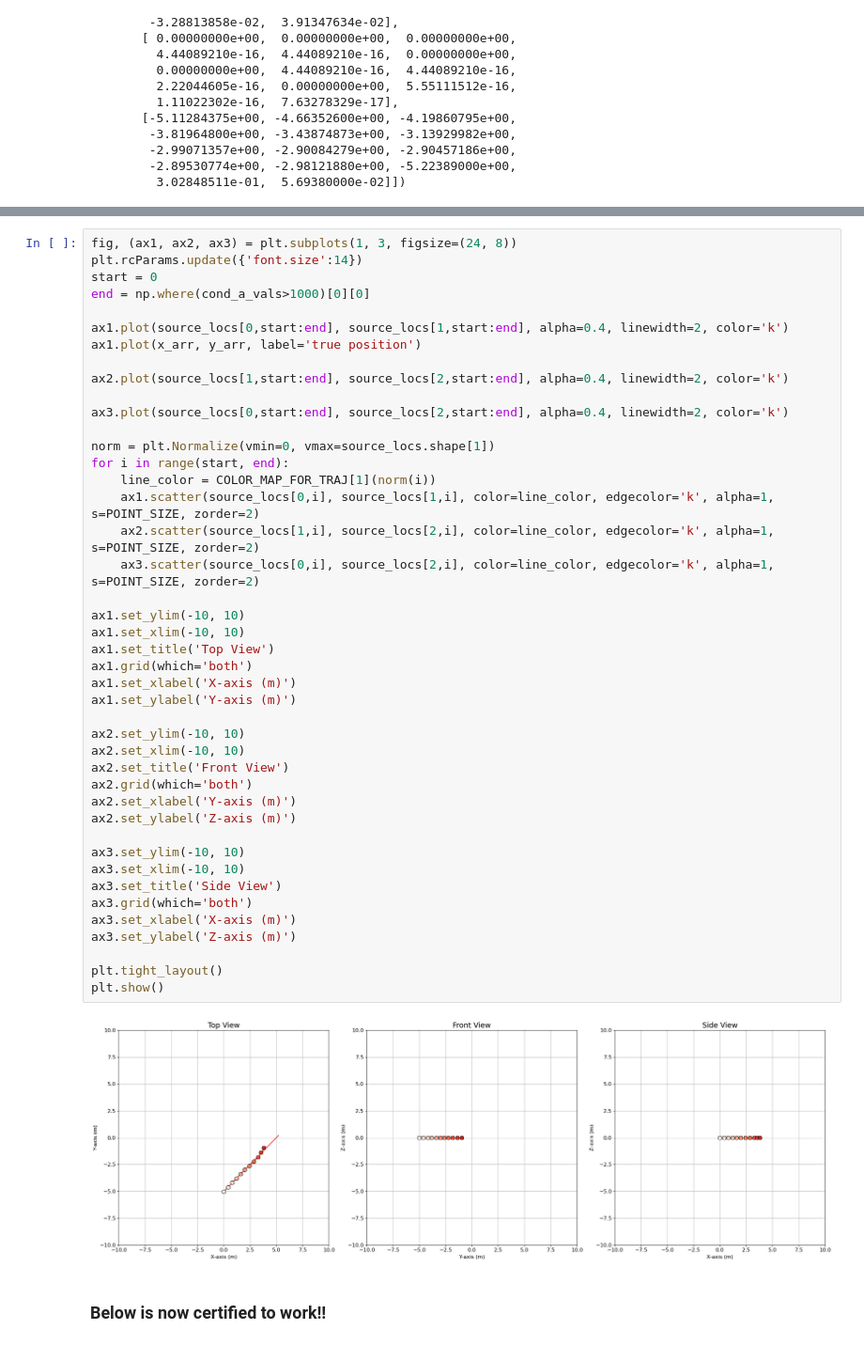
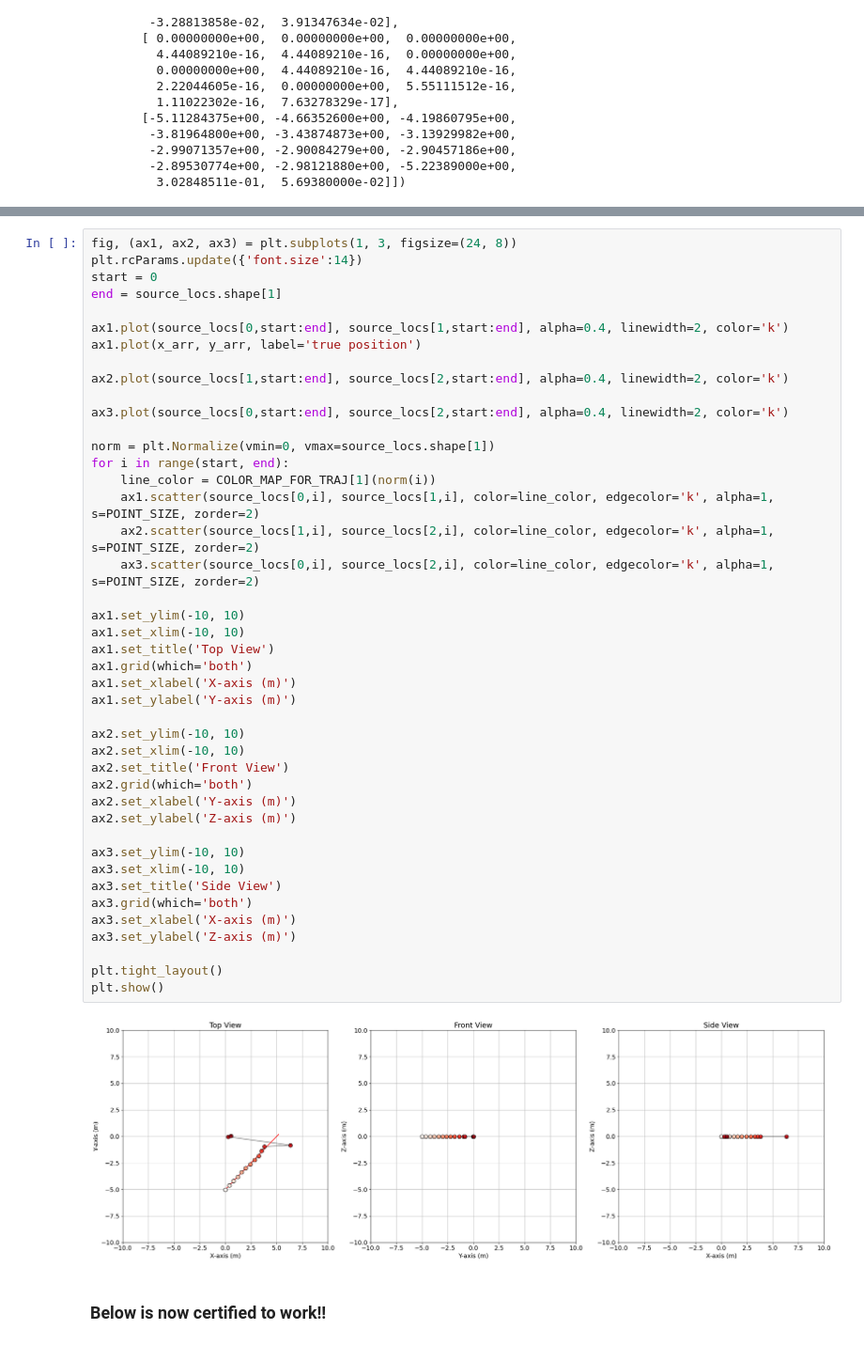
Before and after one commit to aditya-uw/bat-detector-msds, a Jupyter notebook: daily_notebooks/20250509__UBNA0501deployment_localize_process_JUST_SIMULATION_save_FINAL.ipynb, the cells around one changed output, grey strips where cells are left out. Shown at 94% size. Cells and saved outputs as stored; diff of their text form.

```diff
--- a/daily_notebooks/20250509__UBNA0501deployment_localize_process_JUST_SIMULATION_save_FINAL.ipynb
+++ b/daily_notebooks/20250509__UBNA0501deployment_localize_process_JUST_SIMULATION_save_FINAL.ipynb
@@ -507,7 +508,7 @@ plt.show()
 fig, (ax1, ax2, ax3) = plt.subplots(1, 3, figsize=(24, 8))
 plt.rcParams.update({'font.size':14})
 start = 0
-end = np.where(cond_a_vals>1000)[0][0]
+end = source_locs.shape[1]
 
 ax1.plot(source_locs[0,start:end], source_locs[1,start:end], alpha=0.4, linewidth=2, color='k')
 ax1.plot(x_arr, y_arr, label='true position')
@@ -520,34 +521,34 @@ norm = plt.Normalize(vmin=0, vmax=source_locs.shape[1])
 for i in range(start, end):
     line_color = COLOR_MAP_FOR_TRAJ[1](norm(i))
     ax1.scatter(source_locs[0,i], source_locs[1,i], color=line_color, edgecolor='k', alpha=1, s=POINT_SIZE, zorder=2)
     ax2.scatter(source_locs[1,i], source_locs[2,i], color=line_color, edgecolor='k', alpha=1, s=POINT_SIZE, zorder=2)
     ax3.scatter(source_locs[0,i], source_locs[2,i], color=line_color, edgecolor='k', alpha=1, s=POINT_SIZE, zorder=2)
 
 ax1.set_ylim(-10, 10)
 ax1.set_xlim(-10, 10)
 ax1.set_title('Top View')
 ax1.grid(which='both')
 ax1.set_xlabel('X-axis (m)')
 ax1.set_ylabel('Y-axis (m)')
 
 ax2.set_ylim(-10, 10)
 ax2.set_xlim(-10, 10)
 ax2.set_title('Front View')
 ax2.grid(which='both')
 ax2.set_xlabel('Y-axis (m)')
 ax2.set_ylabel('Z-axis (m)')
 
 ax3.set_ylim(-10, 10)
 ax3.set_xlim(-10, 10)
 ax3.set_title('Side View')
 ax3.grid(which='both')
 ax3.set_xlabel('X-axis (m)')
 ax3.set_ylabel('Z-axis (m)')
 
 plt.tight_layout()
 plt.show()
 # %% [output]
-[figure, old version]
+[figure, new version]
 # %% [markdown]
 ### Below is now certified to work!!
 # %%
```
Also changed, not shown: parts of 2 cells of this notebook, 6 other files.
